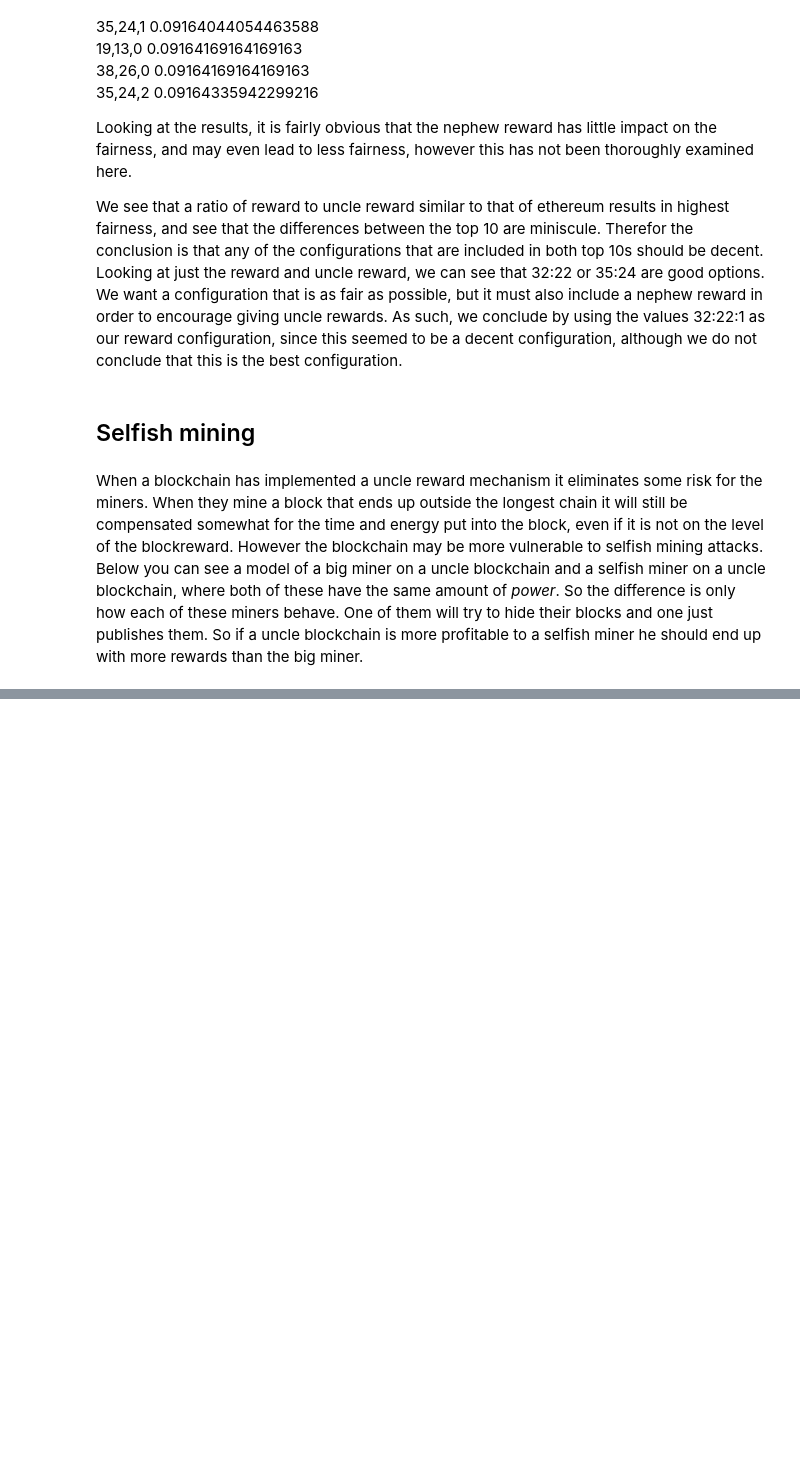
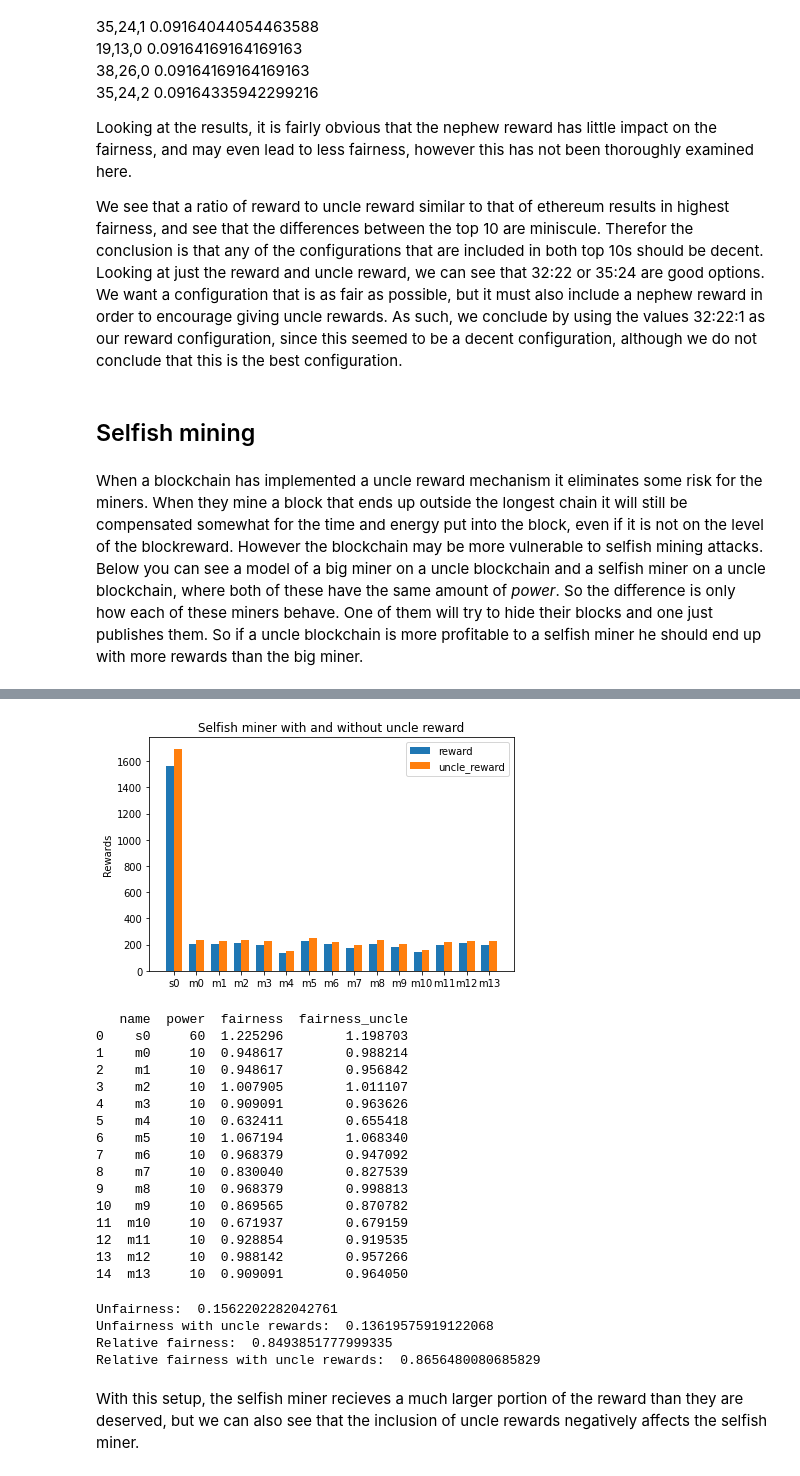
Before and after one commit to Od1nB/ProjectBlockchain, a Jupyter notebook: Project2_Uncles_copy.ipynb, the cells around one changed output, grey strips where cells are left out. Saved outputs shown, nothing was run; the diff lists cells and outputs as text; code cells hidden in the pictures; blank space fills up the shorter version.

```diff
--- a/Project2_Uncles_copy.ipynb
+++ b/Project2_Uncles_copy.ipynb
@@ -541,0 +575,35 @@ print(df_selfish[["name", "reward", "uncle_reward", "portion_reward", "portion_u
+# %%
+bar2groups(df_selfish_big["reward"], df_selfish_big["uncle_reward"], df_selfish_big["name"], "reward","uncle_reward", "Selfish miner with and without uncle reward")
+fairnesses_selfish_big, unfairnesses_selfish_big, relative_fairnesses_selfish_big = fairness(df_selfish_big, reward=reward, uncle_reward=0, nephew_reward=0)
+fairnesses_uncle_selfish_big, unfairnesses_uncle_selfish_big, relative_fairnesses_uncle_selfish_big = fairness(df_selfish_big, reward=reward, uncle_reward=uncle_reward, nephew_reward=nephew_reward, suffix="_uncle")
+print(df_selfish_big.join(fairnesses_selfish_big).join(fairnesses_uncle_selfish_big)[["name", "power", "fairness", "fairness_uncle"]])
+# %% [output]
+[figure, added]
+   name  power  fairness  fairness_uncle
+0    s0     60  1.225296        1.198703
+1    m0     10  0.948617        0.988214
+2    m1     10  0.948617        0.956842
+3    m2     10  1.007905        1.011107
+4    m3     10  0.909091        0.963626
+5    m4     10  0.632411        0.655418
+6    m5     10  1.067194        1.068340
+7    m6     10  0.968379        0.947092
+8    m7     10  0.830040        0.827539
+9    m8     10  0.968379        0.998813
+10   m9     10  0.869565        0.870782
+11  m10     10  0.671937        0.679159
+12  m11     10  0.928854        0.919535
+13  m12     10  0.988142        0.957266
+14  m13     10  0.909091        0.964050
+# %%
+print("Unfairness: ", np.average(unfairnesses))
+print("Unfairness with uncle rewards: ", np.average(unfairnesses_uncle))
+print("Relative fairness: ", np.average(relative_fairnesses))
+print("Relative fairness with uncle rewards: ", np.average(relative_fairnesses_uncle))
+# %% [output]
+Unfairness:  0.1562202282042761
+Unfairness with uncle rewards:  0.13619575919122068
+Relative fairness:  0.8493851777999335
+Relative fairness with uncle rewards:  0.8656480080685829
+# %% [markdown]
+With this setup, the selfish miner recieves a much larger portion of the reward than they are deserved, but we can also see that the inclusion of uncle rewards negatively affects the selfish miner.
```
Also changed, not shown: parts of 8 cells of this notebook.
